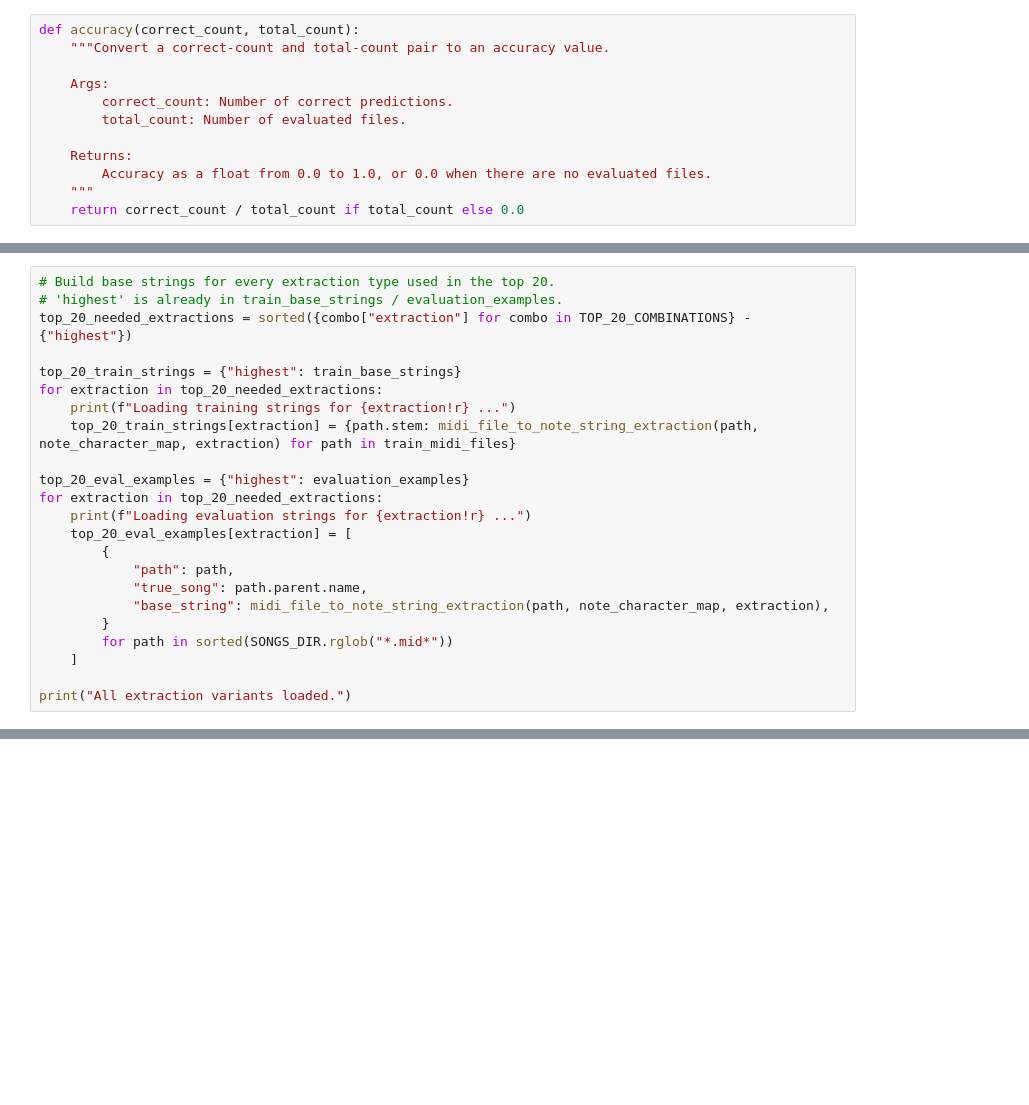
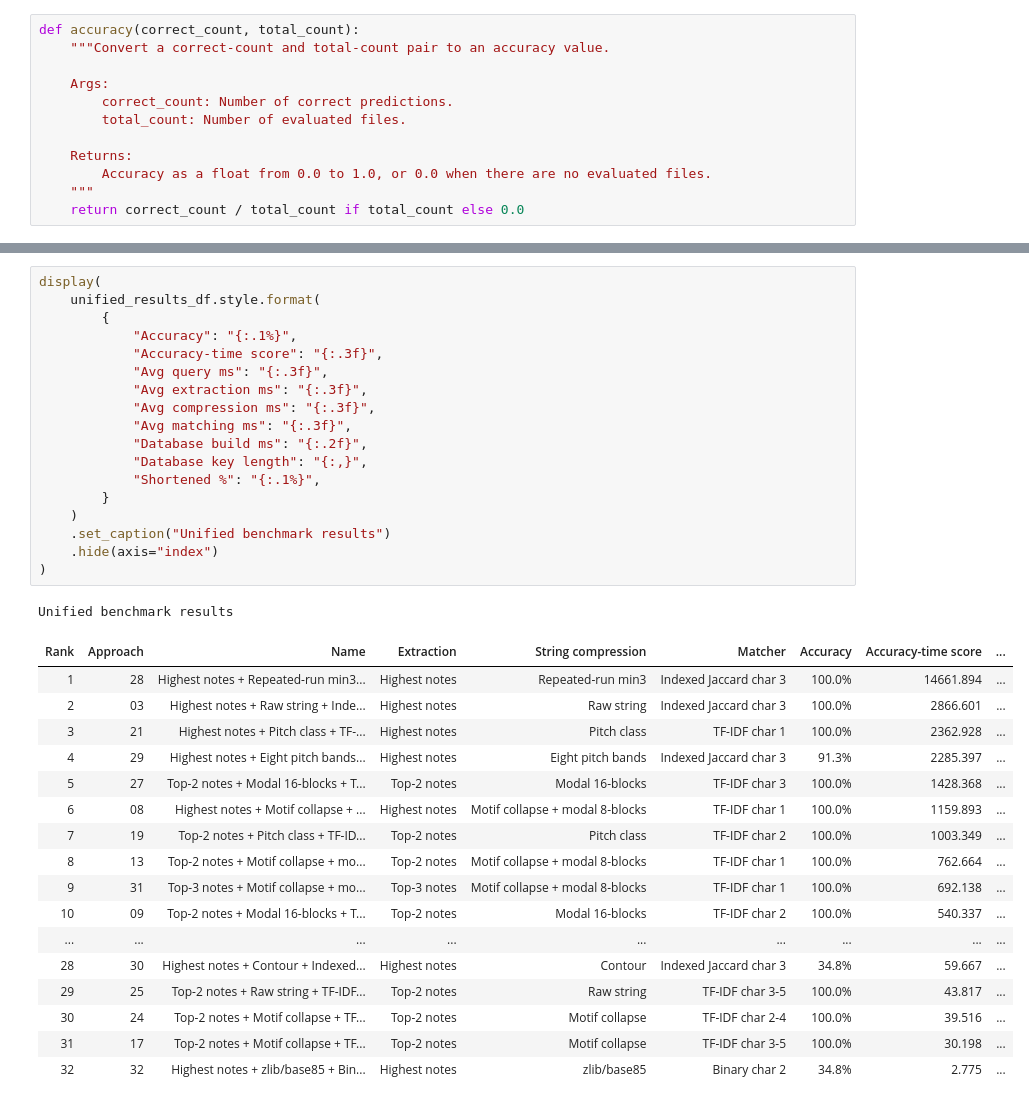
Before and after one commit to tlilygren/E207_final, a Jupyter notebook: midi.ipynb, the cells around one changed output, grey strips where cells are left out. Cells and saved outputs as stored; diff of their text form; blank space fills up the shorter version.

Commit message:
Full results

```diff
--- a/midi.ipynb
+++ b/midi.ipynb
@@ -1159,23 +751,0 @@ top_20_transform_fns = {
-# %%
-# Build base strings for every extraction type used in the top 20.
-# 'highest' is already in train_base_strings / evaluation_examples.
-top_20_needed_extractions = sorted({combo["extraction"] for combo in TOP_20_COMBINATIONS} - {"highest"})
-
-top_20_train_strings = {"highest": train_base_strings}
-for extraction in top_20_needed_extractions:
-    print(f"Loading training strings for {extraction!r} ...")
-    top_20_train_strings[extraction] = {path.stem: midi_file_to_note_string_extraction(path, note_character_map, extraction) for path in train_midi_files}
-
-top_20_eval_examples = {"highest": evaluation_examples}
-for extraction in top_20_needed_extractions:
-    print(f"Loading evaluation strings for {extraction!r} ...")
-    top_20_eval_examples[extraction] = [
-        {
-            "path": path,
-            "true_song": path.parent.name,
-            "base_string": midi_file_to_note_string_extraction(path, note_character_map, extraction),
-        }
-        for path in sorted(SONGS_DIR.rglob("*.mid*"))
-    ]
-
-print("All extraction variants loaded.")
@@ -1277,0 +1191,37 @@ Target not reached after 500 attempts. Best result was highest extraction + moti
+# %%
+display(
+    unified_results_df.style.format(
+        {
+            "Accuracy": "{:.1%}",
+            "Accuracy-time score": "{:.3f}",
+            "Avg query ms": "{:.3f}",
+            "Avg extraction ms": "{:.3f}",
+            "Avg compression ms": "{:.3f}",
+            "Avg matching ms": "{:.3f}",
+            "Database build ms": "{:.2f}",
+            "Database key length": "{:,}",
+            "Shortened %": "{:.1%}",
+        }
+    )
+    .set_caption("Unified benchmark results")
+    .hide(axis="index")
+)
+# %% [output]
+Unified benchmark results
+| Rank | Approach | Name | Extraction | String compression | Matcher | Accuracy | Accuracy-time score | ... |
+| 1 | 28 | Highest notes + Repeated-run min3... | Highest notes | Repeated-run min3 | Indexed Jaccard char 3 | 100.0% | 14661.894 | ... |
+| 2 | 03 | Highest notes + Raw string + Inde... | Highest notes | Raw string | Indexed Jaccard char 3 | 100.0% | 2866.601 | ... |
+| 3 | 21 | Highest notes + Pitch class + TF-... | Highest notes | Pitch class | TF-IDF char 1 | 100.0% | 2362.928 | ... |
+| 4 | 29 | Highest notes + Eight pitch bands... | Highest notes | Eight pitch bands | Indexed Jaccard char 3 | 91.3% | 2285.397 | ... |
+| 5 | 27 | Top-2 notes + Modal 16-blocks + T... | Top-2 notes | Modal 16-blocks | TF-IDF char 3 | 100.0% | 1428.368 | ... |
+| 6 | 08 | Highest notes + Motif collapse + ... | Highest notes | Motif collapse + modal 8-blocks | TF-IDF char 1 | 100.0% | 1159.893 | ... |
+| 7 | 19 | Top-2 notes + Pitch class + TF-ID... | Top-2 notes | Pitch class | TF-IDF char 2 | 100.0% | 1003.349 | ... |
+| 8 | 13 | Top-2 notes + Motif collapse + mo... | Top-2 notes | Motif collapse + modal 8-blocks | TF-IDF char 1 | 100.0% | 762.664 | ... |
+| 9 | 31 | Top-3 notes + Motif collapse + mo... | Top-3 notes | Motif collapse + modal 8-blocks | TF-IDF char 1 | 100.0% | 692.138 | ... |
+| 10 | 09 | Top-2 notes + Modal 16-blocks + T... | Top-2 notes | Modal 16-blocks | TF-IDF char 2 | 100.0% | 540.337 | ... |
+| ... | ... | ... | ... | ... | ... | ... | ... | ... |
+| 28 | 30 | Highest notes + Contour + Indexed... | Highest notes | Contour | Indexed Jaccard char 3 | 34.8% | 59.667 | ... |
+| 29 | 25 | Top-2 notes + Raw string + TF-IDF... | Top-2 notes | Raw string | TF-IDF char 3-5 | 100.0% | 43.817 | ... |
+| 30 | 24 | Top-2 notes + Motif collapse + TF... | Top-2 notes | Motif collapse | TF-IDF char 2-4 | 100.0% | 39.516 | ... |
+| 31 | 17 | Top-2 notes + Motif collapse + TF... | Top-2 notes | Motif collapse | TF-IDF char 3-5 | 100.0% | 30.198 | ... |
+| 32 | 32 | Highest notes + zlib/base85 + Bin... | Highest notes | zlib/base85 | Binary char 2 | 34.8% | 2.775 | ... |
```
Also changed, not shown: parts of 55 cells of this notebook, 1 other file.
